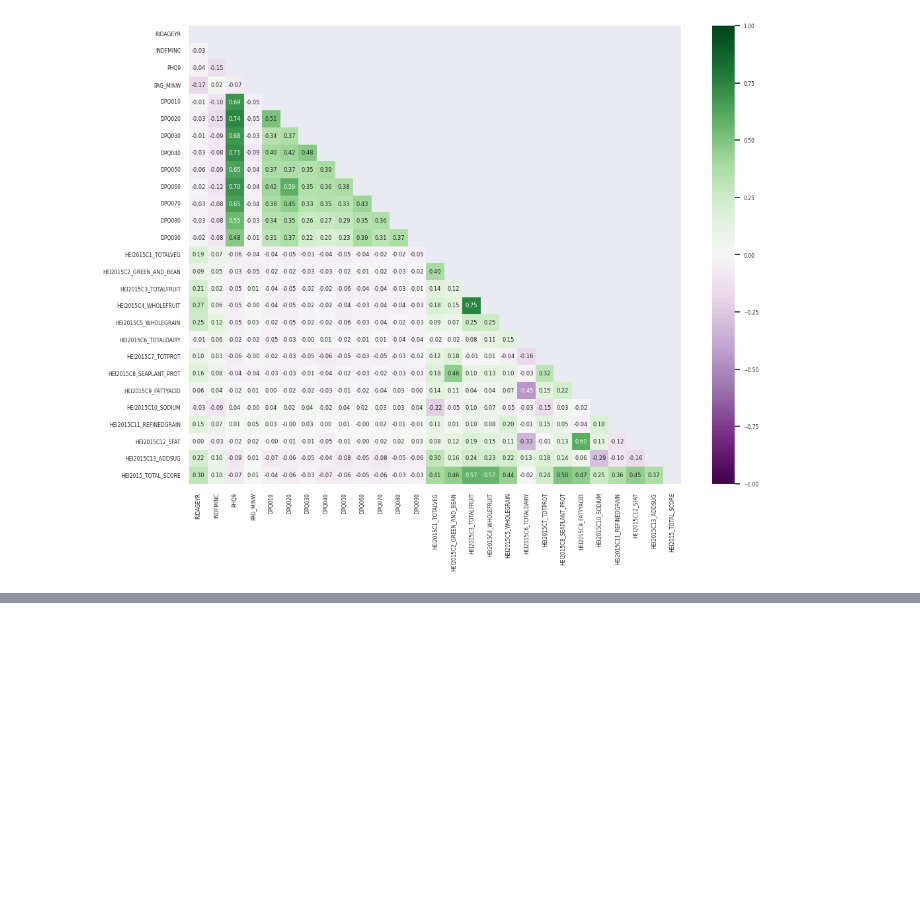
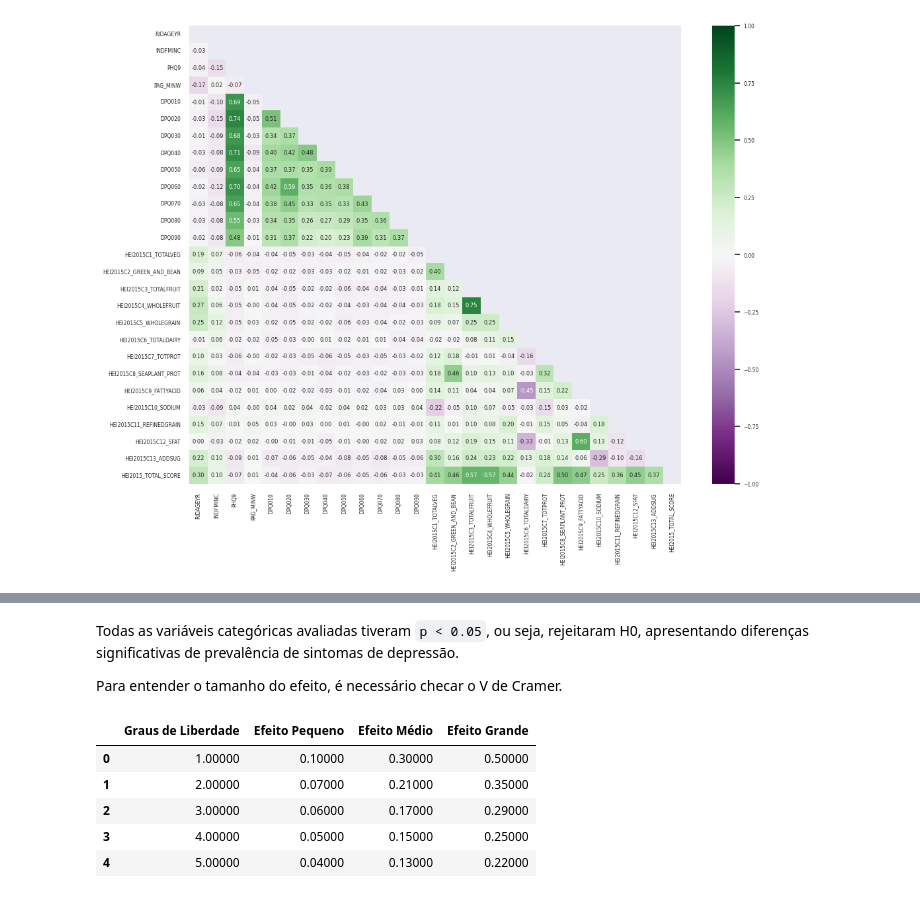
Before and after one commit to thiago-paim/tera-desafio-inferencia, a Jupyter notebook: notebooks/step_3_bivariate_analysis.ipynb, the cells around one changed output, grey strips where cells are left out. Cells and saved outputs as stored; diff of their text form; code cells hidden in the pictures; blank space fills up the shorter version.

```diff
--- a/notebooks/step_3_bivariate_analysis.ipynb
+++ b/notebooks/step_3_bivariate_analysis.ipynb
@@ -15,7 +15,6 @@ import matplotlib.pyplot as plt
 import missingno as msno
 import numpy as np
 import pandas as pd
-from scipy.stats import shapiro
 import seaborn as sns
 
 import utils  # Funções auxiliares para a análise
@@ -27,7 +26,7 @@ warnings.filterwarnings('ignore')
 # Configurações para facilitar a visualização dos dataframes
 pd.set_option('display.max_rows', 35)
 pd.set_option('display.max_columns', 50)
-pd.options.display.float_format = '{:,.2f}'.format
+pd.options.display.float_format = '{:,.5f}'.format
 # %%
 # Carregando dados pré-processados
 dataset_path = '../data/output/'
@@ -269,0 +336,26 @@ for col in quanti_cols:
+# %% [markdown]
+Todas as variáveis categóricas avaliadas tiveram `p < 0.05`, ou seja, rejeitaram H0, apresentando diferenças significativas de prevalência de sintomas de depressão.
+
+Para entender o tamanho do efeito, é necessário checar o V de Cramer.
+# %%
+def show_cramers_v_effect_sizes():
+    effect_sizes = pd.DataFrame(
+        np.array([
+            [1, .1, .3, .5],
+            [2, .07, .21, .35],
+            [3, .06, .17, .29],
+            [4, .05,.15,.25],
+            [5, .04, .13, .22]
+        ]),
+        columns=['Graus de Liberdade', 'Efeito Pequeno', 'Efeito Médio', 'Efeito Grande']
+    )
+    return effect_sizes
+
+show_cramers_v_effect_sizes()
+# %% [output]
+|  | Graus de Liberdade | Efeito Pequeno | Efeito Médio | Efeito Grande |
+| 0 | 1.00000 | 0.10000 | 0.30000 | 0.50000 |
+| 1 | 2.00000 | 0.07000 | 0.21000 | 0.35000 |
+| 2 | 3.00000 | 0.06000 | 0.17000 | 0.29000 |
+| 3 | 4.00000 | 0.05000 | 0.15000 | 0.25000 |
+| 4 | 5.00000 | 0.04000 | 0.13000 | 0.22000 |
```
Also changed, not shown: parts of 24 cells of this notebook, 4 other files.
